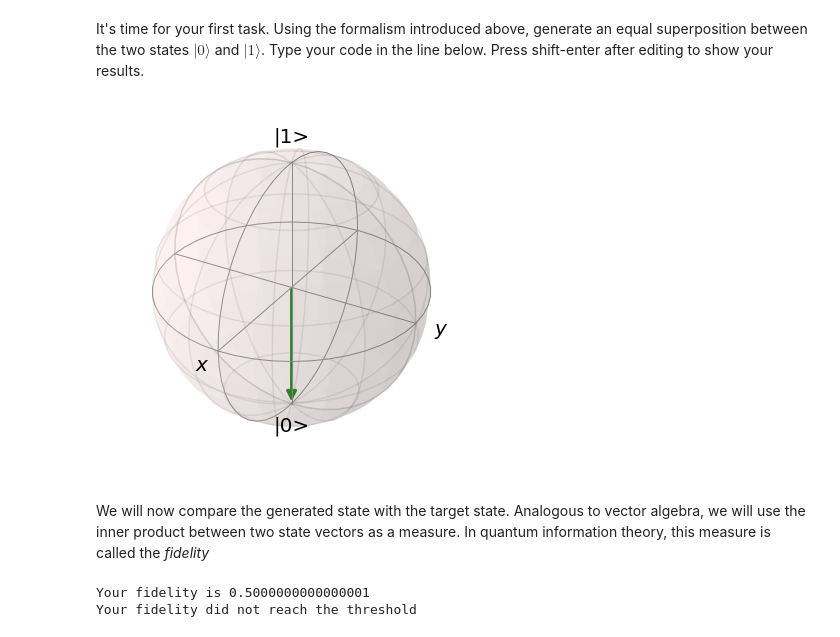
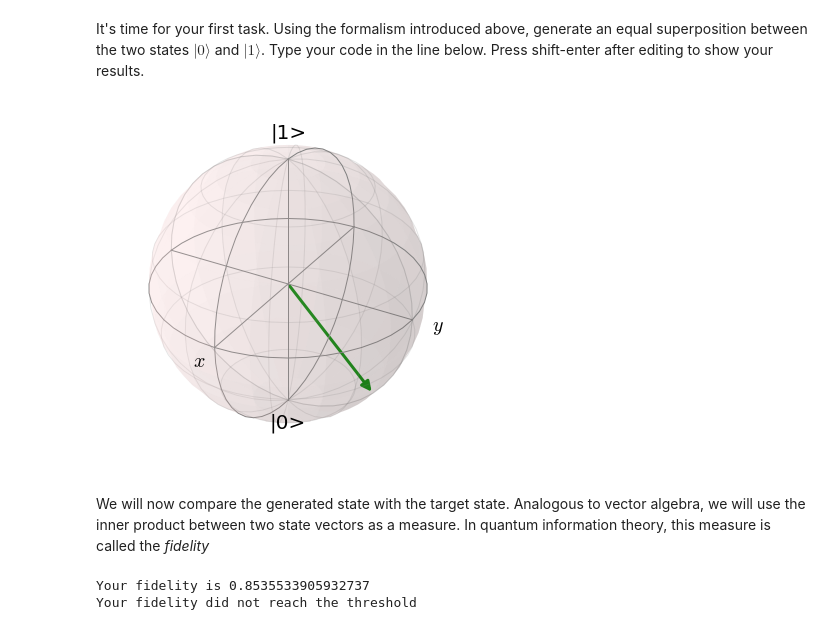
Before and after one commit to pschindler/q_tutorial, a Jupyter notebook: from_bits_to_qubits.ipynb, the cells around one changed output. Cells and saved outputs as stored; diff of their text form; code cells hidden in the pictures.

```diff
--- a/from_bits_to_qubits.ipynb
+++ b/from_bits_to_qubits.ipynb
@@ -68,16 +90,16 @@ Type your code in the line below. Press shift-enter after editing to show your r
 # %%
 %matplotlib inline
 from citizen_q import *
 psi = ground_state()
 # Edit the next line to generate an equal superposition (hint: use rx() * psi)
-psi90 = rx(0) * psi
+psi90 = rx(pi/4) * psi
 show_sphere(psi90)
 # %% [output]
-[figure, old version]
+[figure, new version]
 # %% [markdown]
 We will now compare the generated state with the target state. Analogous to vector algebra, we will use the inner product between two state vectors as a measure. In quantum information theory, this measure is called the _fidelity_
 # %%
 check_fidelity(psi90)
 # %% [output]
-Your fidelity is 0.5000000000000001
+Your fidelity is 0.8535533905932737
 Your fidelity did not reach the threshold
```
Also changed, not shown: parts of 6 cells of this notebook, 1 other file.
